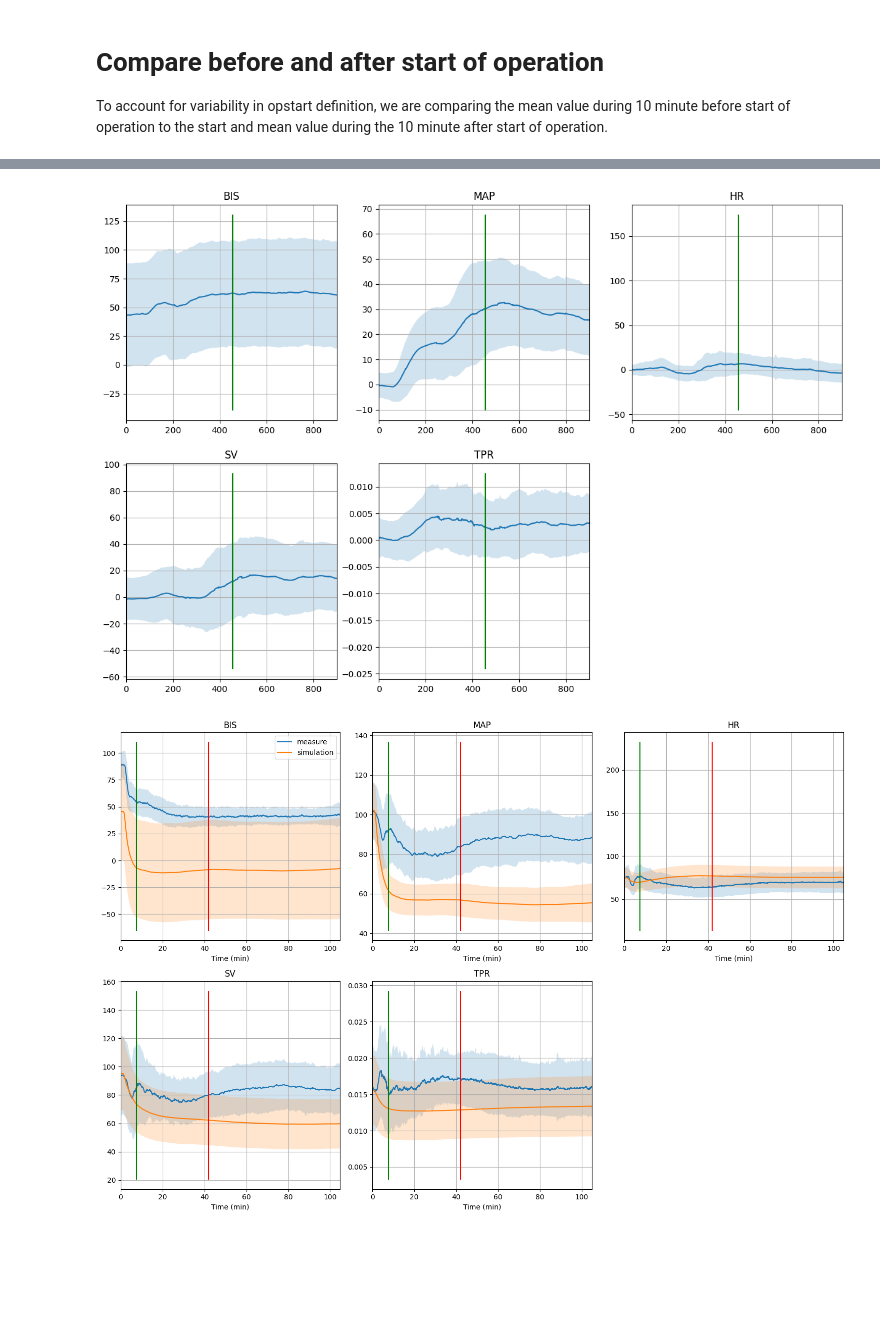
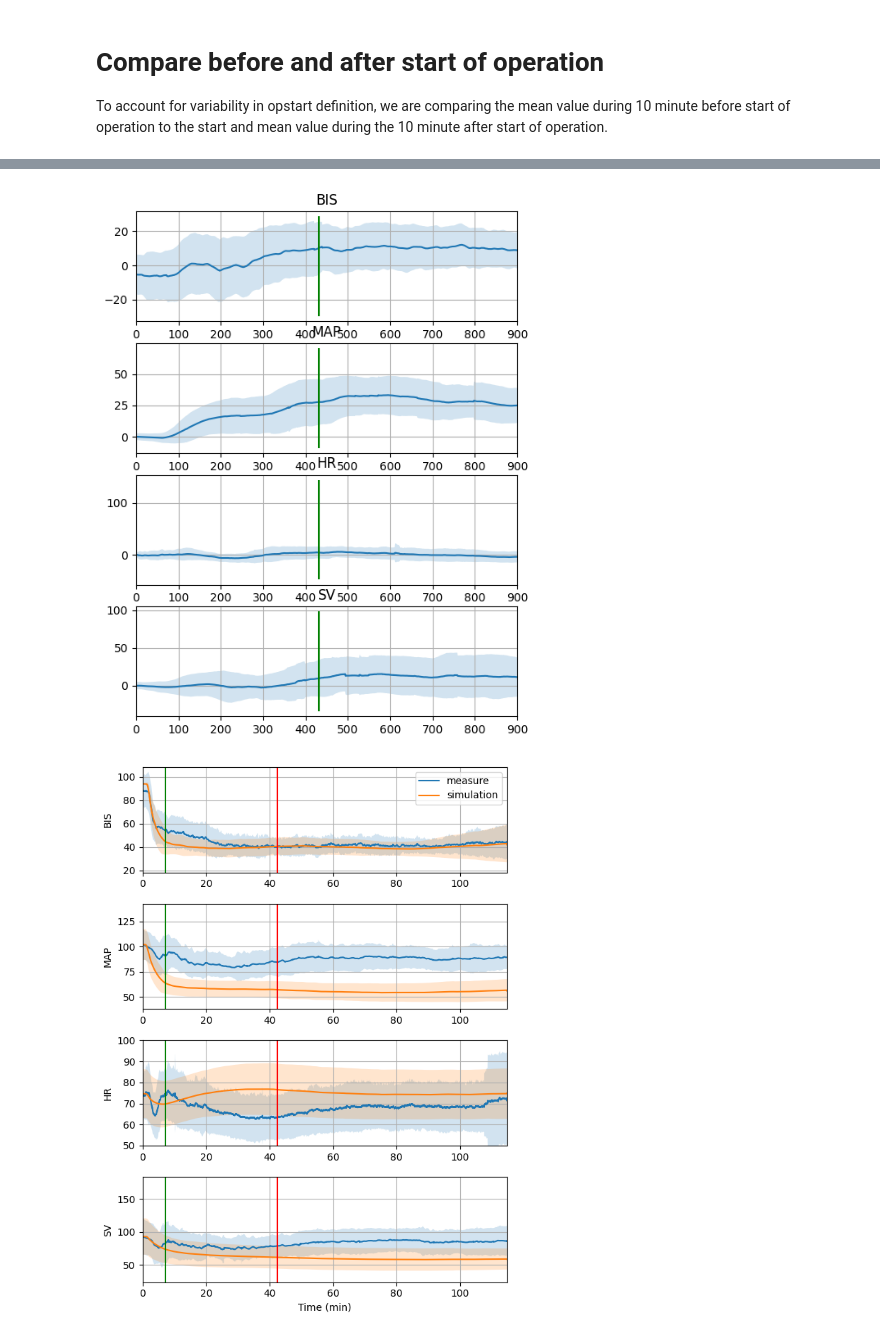
Before and after one commit to AnesthesiaSimulation/stimuli_effect_identification, a Jupyter notebook: scripts/look_disturb.ipynb, the cells around one changed output, grey strips where cells are left out. Saved outputs shown, nothing was run; the diff lists cells and outputs as text; code cells hidden in the pictures; blank space fills up the shorter version.

```diff
--- a/scripts/look_disturb.ipynb
+++ b/scripts/look_disturb.ipynb
@@ -6,7 +7,16 @@ from scipy.stats import ttest_rel, spearmanr
 # %%
 # Load data
 data = pd.read_csv('data/database.csv')
-data.rename(columns={'BIS_Eleveld': 'BIS_sim'}, inplace=True)
+data = data.drop(columns=['BIS_sim'])
+bis = []
+for caseid, data_case in data.groupby('caseid'):
+    bis_model = pas.BIS_model(hill_model='Fuentes', age=data_case['age'].iloc[0])
+    # e0_init = bis_model.E0
+    # bis_model.E0 = data_case['BIS'].iloc[0]
+    # bis_model.Emax *= bis_model.E0 / e0_init
+    bis_case = bis_model.compute_bis(data_case['Ce_prop'].values, data_case['Ce_remi'].values)
+    bis+=list(bis_case)
+data.insert(0, "BIS_sim", bis)
 
 data['TPR'] = (data['MAP'] / (data['HR'] * data['SV'])).clip(0, 0.04)
 data['TPR_sim'] = (data['MAP_sim'] / (data['HR_sim'] * data['SV_sim'])).clip(0, 0.04)
@@ -15,7 +25,7 @@ data['TPR_sim'] = (data['MAP_sim'] / (data['HR_sim'] * data['SV_sim'])).clip(0,
 
 To account for variability in opstart definition, we are comparing the mean value during 10 minute before start of operation to the start and mean value during the 10 minute after start of operation.
 # %%
-signal_list = ['BIS', 'MAP', 'HR', 'SV', 'TPR']
+signal_list = ['BIS', 'MAP', 'HR', 'SV']
 list_of_df = []
 max_period = 10 # include max_period minute before and after
 min_period = 5 # exclude min_period minute before and after
@@ -59,7 +69,7 @@ result_df =  pd.concat(
 )
 
 result_df_intub = result_df.copy()
-result_df = result_df.query('approach=="Open"')
+# result_df = result_df.query('approach=="Open"')
 # %%
 plt.figure(figsize=(12, 8))
 
@@ -77,9 +87,6 @@ for i, signal in enumerate(signal_list):
 
     plt.xticks([1, 2], labels=['before', 'after'])
     plt.title(signal)
-    plt.grid()
-
-    # Two-tailed test
     stat, p_two_tailed = ttest_rel(after, before, nan_policy='omit')  # note: after - before
 
     # One-tailed p-value: test if after > before
@@ -105,8 +112,8 @@ for i, signal in enumerate(signal_list):
         y_lim = plt.gca().get_ylim()
         y_text = y_lim[0] + 0.8 * (y_lim[1]-y_lim[0])
         plt.text(1.5, y_text, stars, ha='center', va='bottom', fontsize=16, color='black')
-
-plt.suptitle("Difference between mean measurement and mean simulation value on different period ")
+result_df
+plt.suptitle("Difference between mean measurement and mean simulation value after/before surgery start")
 plt.tight_layout()
 plt.show()
 # %% [output]
@@ -162,7 +169,7 @@ for i, signal in enumerate(signal_list):
         y_text = y_lim[0] + 0.9 * (y_lim[1]-y_lim[0])
         x_lim = plt.gca().get_xlim()
         x_text = x_lim[0] + 0.1 * (x_lim[1]-x_lim[0])
-        plt.text(x_text, y_text, stars, ha='left', va='bottom', fontsize=10, color='black')
+        plt.text(x_text, y_text, stars, ha='left', va='bottom', fontsiresult_dfze=10, color='black')
 
     plt.grid()
     plt.title(signal)
@@ -211,9 +218,9 @@ min_case_duration = data.groupby('caseid')['Time'].max().min()
 data['Time'] = data.groupby('caseid')['Time'].transform(lambda x: x - x.min())
 intub_median = np.median(data['intubation_time'].unique())
 opstart_median = np.median(data['opstart'].unique())
-plt.figure(figsize=(15,10))
+plt.figure(figsize=(6,8))
 for i, signal in enumerate(signal_list):
-    plt.subplot(2,3,i+1)
+    plt.subplot(4,1,i+1)
     data[f"{signal}_diff"] = data[signal] - data[f"{signal}_sim"]
     y_diff_mean = data.groupby("Time")[f"{signal}_diff"].mean().reset_index()
     y_diff_std = data.groupby("Time")[f"{signal}_diff"].std().reset_index()
@@ -227,42 +234,44 @@ for i, signal in enumerate(signal_list):
     ylim = plt.gca().get_ylim()
     plt.vlines(intub_median, ylim[0], ylim[1], 'g')
     plt.vlines(opstart_median, ylim[0], ylim[1], 'r')
     plt.title(signal)
     plt.xlim(0, 15*60)
 plt.show()
 
 
 
-plt.figure(figsize=(15,10))
+plt.figure(figsize=(6,8))
 for i, signal in enumerate(signal_list):
-    plt.subplot(2,3,i+1)
+    plt.subplot(4,1,i+1)
     y_measure = data.groupby("Time")[signal].mean().reset_index()
     y_measure_std = data.groupby("Time")[signal].std().reset_index()
     y_sim = data.groupby("Time")[f"{signal}_sim"].mean().reset_index()
     y_sim_std = data.groupby("Time")[f"{signal}_sim"].std().reset_index()
     x = y_diff_mean['Time'].values/60
     plt.plot(x, y_measure[f"{signal}"].values, label= 'measure')
     plt.fill_between(x, y_measure[f"{signal}"].values-y_measure_std[f"{signal}"].values, y_measure[f"{signal}"].values+y_measure_std[f"{signal}"].values
     , alpha = 0.2)
     plt.plot(x, y_sim[f"{signal}_sim"].values, label= 'simulation')
     plt.fill_between(x, y_sim[f"{signal}_sim"].values-y_sim_std[f"{signal}_sim"].values, y_sim[f"{signal}_sim"].values+y_sim_std[f"{signal}_sim"].values
     , alpha = 0.2)
     x = y_diff_mean['Time'].values/60
-    ylim = plt.gca().get_ylim()
-    plt.vlines(intub_median/60, ylim[0], ylim[1], 'g')
-    plt.vlines(opstart_median/60, ylim[0], ylim[1], 'r')
+    plt.axvline(x=intub_median/60, color='g')
+    plt.axvline(x=opstart_median/60, color='r')
     plt.grid()
-    plt.title(signal)
+    plt.ylabel(signal)
     plt.xlim(0, min_case_duration/60)
-    plt.xlabel('Time (min)')
+    if signal=='HR':
+        plt.ylim(50,100)
+
     if i==0:
         plt.legend()
+plt.xlabel('Time (min)')
 plt.tight_layout()
 plt.savefig('output/all_signal_comparison.pdf', dpi=300)
 plt.show()
 # %% [output]
-[figure, old version]
+[figure, new version]
-[figure, old version]
+[figure, new version]
 # %%
 data['Time_aligned'] = data['Time'] - data['opstart']
 data_opstart = data.query("(Time_aligned>= -10*60) & (Time_aligned <=10*60) & (approach=='Open')").copy()
```
Also changed, not shown: parts of 9 cells of this notebook, 10 other files.
